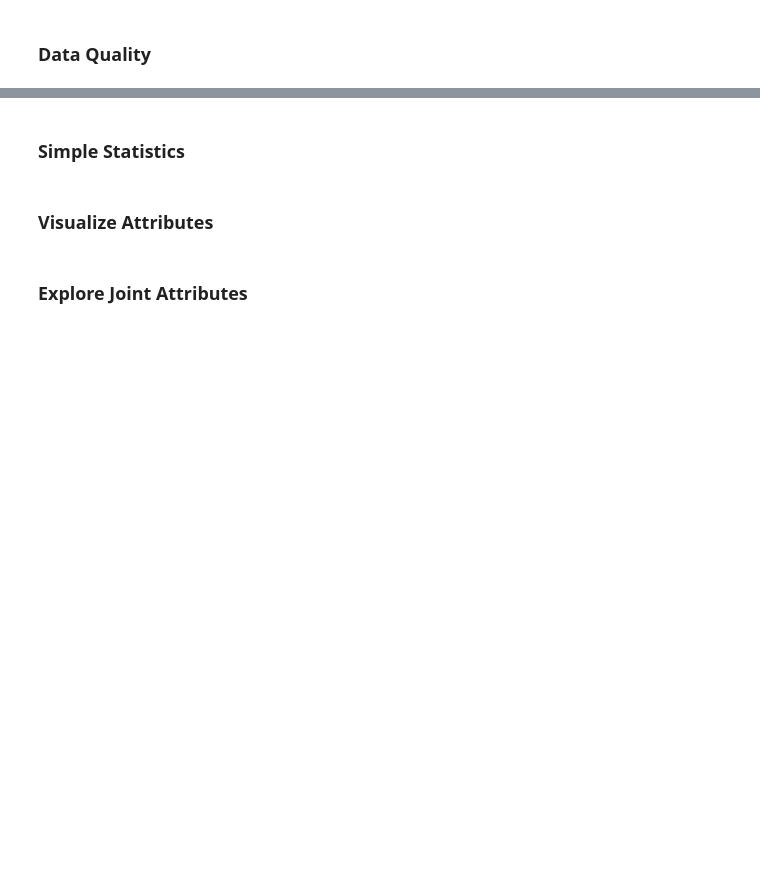
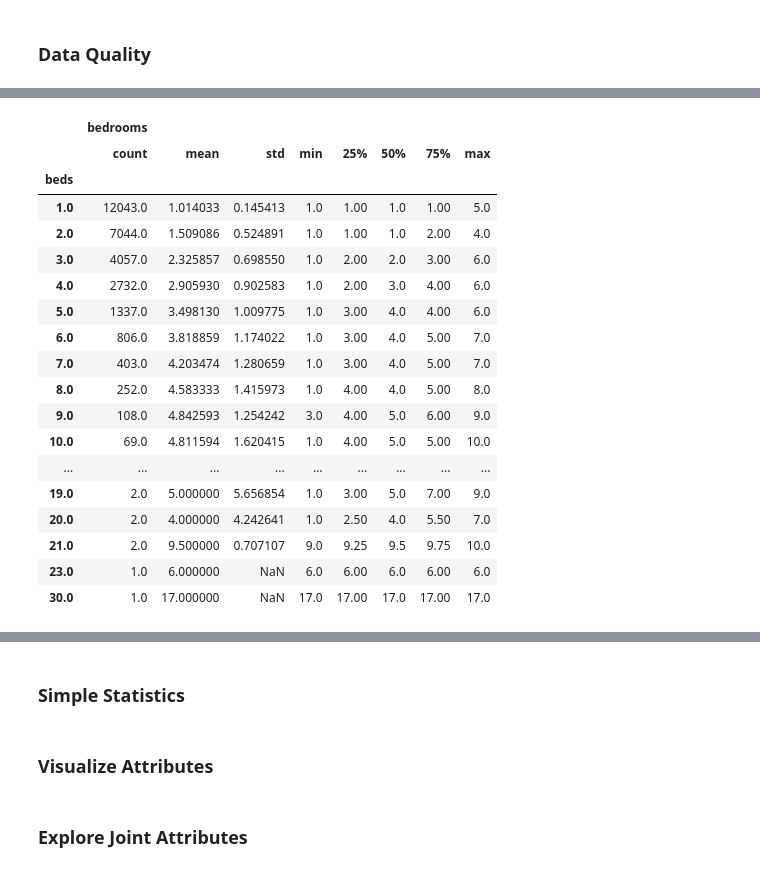
Before and after one commit to boneeyah/DS7331_Group, a Jupyter notebook: Lab1.ipynb, the cells around one changed output, grey strips where cells are left out. Cells and saved outputs as stored; diff of their text form; code cells hidden in the pictures; blank space fills up the shorter version.

Commit message:
removed nulls, imputed bedroom nulls with med

```diff
--- a/Lab1.ipynb
+++ b/Lab1.ipynb
@@ -115,0 +145,4 @@ NameError: name 'df' is not defined
+# %%
+## drop results with no review scores, we can redefine the scope of the project to only listings with review scores available or something like that
+df = df[~df.review_scores_rating.isnull() & ~df.beds.isnull() & ~df.host_location.isnull()]
+df.info()
@@ -115,0 +167,24 @@ NameError: name 'df' is not defined
+# %%
+## there are more bedrooms NAs than beds, I'm thinking we could impute #bedrooms based on the median bedrooms for listings with that same number of beds
+df_grouped = df.groupby(by = ['beds'])
+df_grouped[['bedrooms']].describe()
+# %% [output]
+|  | bedrooms |  |  |  |  |  |  |  |
+|  | count | mean | std | min | 25% | 50% | 75% | max |
+| beds |  |  |  |  |  |  |  |  |
+| 1.0 | 12043.0 | 1.014033 | 0.145413 | 1.0 | 1.00 | 1.0 | 1.00 | 5.0 |
+| 2.0 | 7044.0 | 1.509086 | 0.524891 | 1.0 | 1.00 | 1.0 | 2.00 | 4.0 |
+| 3.0 | 4057.0 | 2.325857 | 0.698550 | 1.0 | 2.00 | 2.0 | 3.00 | 6.0 |
+| 4.0 | 2732.0 | 2.905930 | 0.902583 | 1.0 | 2.00 | 3.0 | 4.00 | 6.0 |
+| 5.0 | 1337.0 | 3.498130 | 1.009775 | 1.0 | 3.00 | 4.0 | 4.00 | 6.0 |
+| 6.0 | 806.0 | 3.818859 | 1.174022 | 1.0 | 3.00 | 4.0 | 5.00 | 7.0 |
+| 7.0 | 403.0 | 4.203474 | 1.280659 | 1.0 | 3.00 | 4.0 | 5.00 | 7.0 |
+| 8.0 | 252.0 | 4.583333 | 1.415973 | 1.0 | 4.00 | 4.0 | 5.00 | 8.0 |
+| 9.0 | 108.0 | 4.842593 | 1.254242 | 3.0 | 4.00 | 5.0 | 6.00 | 9.0 |
+| 10.0 | 69.0 | 4.811594 | 1.620415 | 1.0 | 4.00 | 5.0 | 5.00 | 10.0 |
+| ... | ... | ... | ... | ... | ... | ... | ... | ... |
+| 19.0 | 2.0 | 5.000000 | 5.656854 | 1.0 | 3.00 | 5.0 | 7.00 | 9.0 |
+| 20.0 | 2.0 | 4.000000 | 4.242641 | 1.0 | 2.50 | 4.0 | 5.50 | 7.0 |
+| 21.0 | 2.0 | 9.500000 | 0.707107 | 9.0 | 9.25 | 9.5 | 9.75 | 10.0 |
+| 23.0 | 1.0 | 6.000000 | NaN | 6.0 | 6.00 | 6.0 | 6.00 | 6.0 |
+| 30.0 | 1.0 | 17.000000 | NaN | 17.0 | 17.00 | 17.0 | 17.00 | 17.0 |
```
Also changed, not shown: parts of 18 cells of this notebook.
